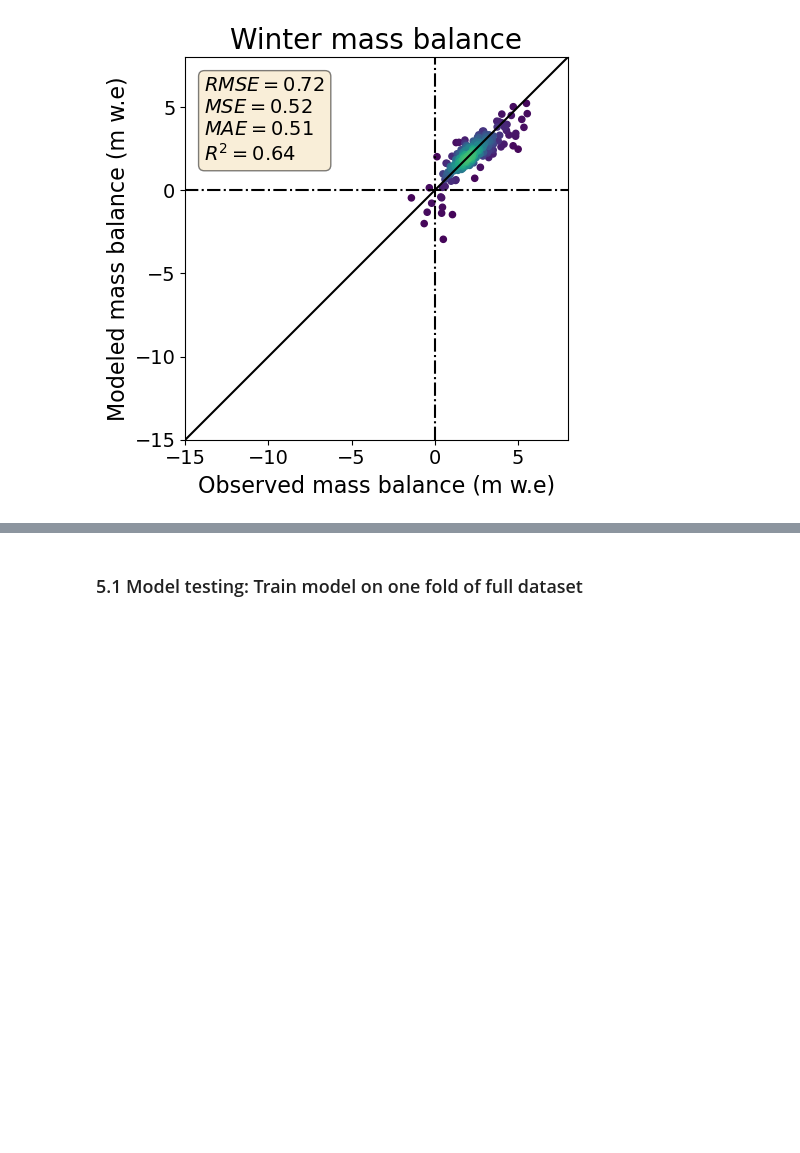
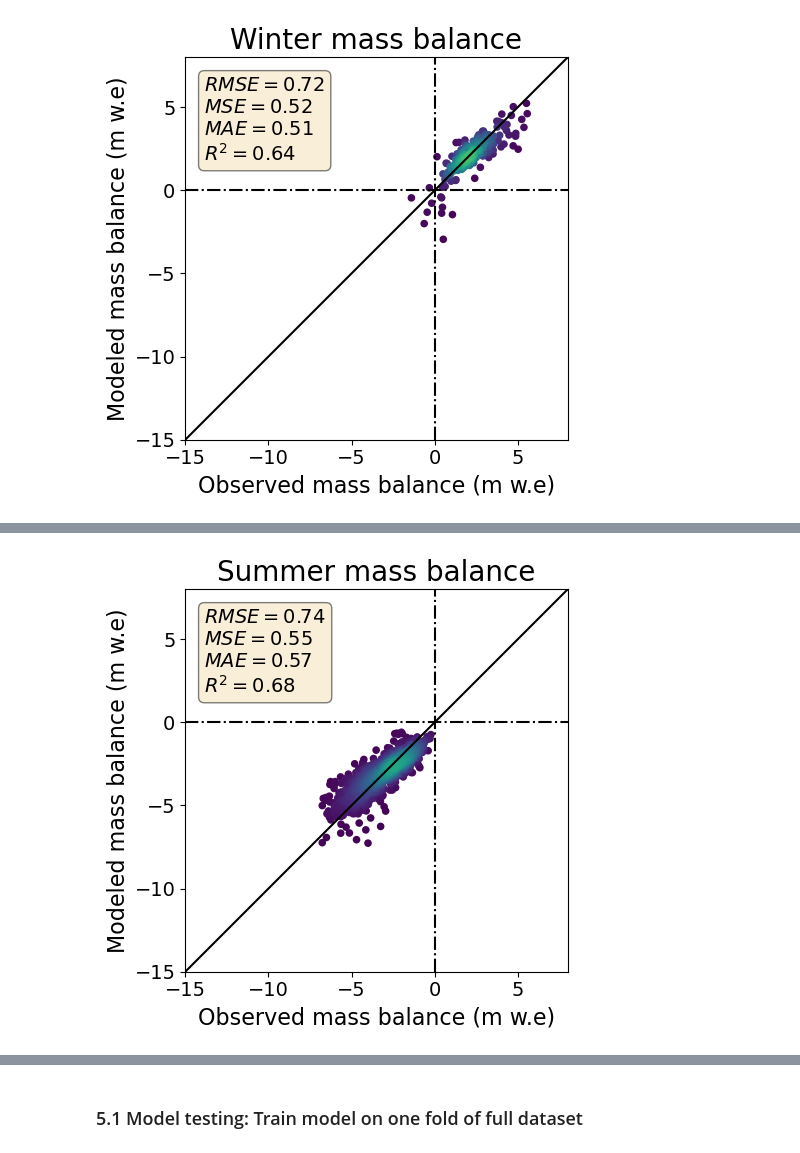
Before and after one commit to khsjursen/ML_MB_Norway, a Jupyter notebook: mb_model_custom_loss.ipynb, the cells around one changed output, grey strips where cells are left out. Drawn from its saved outputs; the diff is of its cells as text; code cells hidden in the pictures; blank space fills up the shorter version.

```diff
--- a/mb_model_custom_loss.ipynb
+++ b/mb_model_custom_loss.ipynb
@@ -1518,0 +1539,8 @@ Parameters: { "metadata_shape" } are not used.
+# %%
+y_test_summer, y_pred_summer = get_prediction_per_season_test(X_test, y_test, xgb_model, months=5)
+summer_indices = X_test[:, -2] == 5
+X_test_summer = X_test[summer_indices]
+y_test_summer_mean, y_pred_summer_agg = get_ytrue_y_pred_agg_season(y_test_summer, y_pred_summer, X_test_summer, months=5)
+plot_prediction_per_season(y_test_summer_mean, y_pred_summer_agg, season='Summer')
+# %% [output]
+[figure, added]
```
Also changed, not shown: parts of 5 cells of this notebook.
